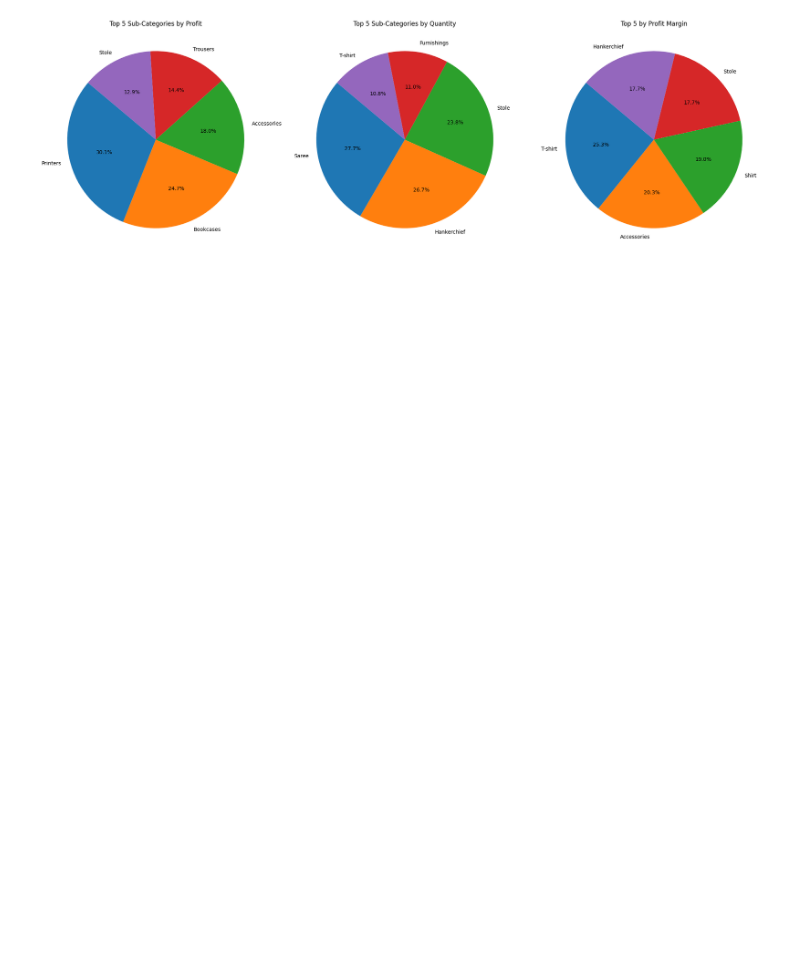
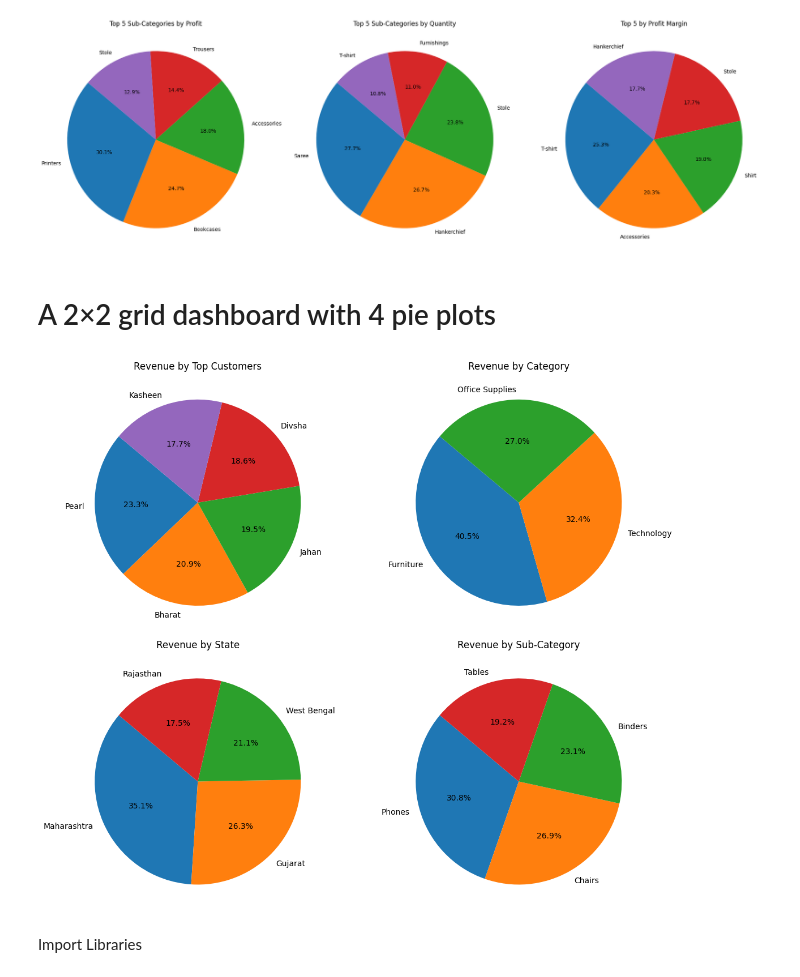
Before and after one commit to Codewith-Disha/Ecommerce-pricing-analytics, a Jupyter notebook: analysis.ipynb, the cells around one changed output. Cells and saved outputs as stored; diff of their text form; code cells hidden in the pictures; blank space fills up the shorter version.

```diff
--- a/analysis.ipynb
+++ b/analysis.ipynb
@@ -465,3 +485,56 @@ plt.tight_layout()
 plt.show()
 # %% [output]
 [figure]
+# %% [markdown]
+# A 2×2 grid dashboard with 4 pie plots
+# %%
+import matplotlib.pyplot as plt
+
+# Example: Assume you already have these DataFrames from SQL queries
+# (Replace them with your actual query results)
+top_customers = pd.DataFrame({
+    'CustomerName': ['Pearl', 'Bharat', 'Jahan', 'Divsha', 'Kasheen'],
+    'Revenue': [5000, 4500, 4200, 4000, 3800]
+})
+
+top_categories = pd.DataFrame({
+    'Category': ['Furniture', 'Technology', 'Office Supplies'],
+    'Revenue': [15000, 12000, 10000]
+})
+
+top_states = pd.DataFrame({
+    'State': ['Maharashtra', 'Gujarat', 'West Bengal', 'Rajasthan'],
+    'Revenue': [20000, 15000, 12000, 10000]
+})
+
+top_subcategories = pd.DataFrame({
+    'Sub-Category': ['Phones', 'Chairs', 'Binders', 'Tables'],
+    'Revenue': [8000, 7000, 6000, 5000]
+})
+
+# ---------- Dashboard with 4 Pie Plots ----------
+fig, axes = plt.subplots(2, 2, figsize=(12, 10))
+
+# Pie 1: Revenue by Customer
+axes[0,0].pie(top_customers['Revenue'], labels=top_customers['CustomerName'], autopct='%1.1f%%', startangle=140)
+axes[0,0].set_title("Revenue by Top Customers")
+
+# Pie 2: Revenue by Category
+axes[0,1].pie(top_categories['Revenue'], labels=top_categories['Category'], autopct='%1.1f%%', startangle=140)
+axes[0,1].set_title("Revenue by Category")
+
+# Pie 3: Revenue by State
+axes[1,0].pie(top_states['Revenue'], labels=top_states['State'], autopct='%1.1f%%', startangle=140)
+axes[1,0].set_title("Revenue by State")
+
+# Pie 4: Revenue by Sub-Category
+axes[1,1].pie(top_subcategories['Revenue'], labels=top_subcategories['Sub-Category'], autopct='%1.1f%%', startangle=140)
+axes[1,1].set_title("Revenue by Sub-Category")
+
+# Adjust layout
+plt.tight_layout()
+plt.show()
+# %% [output]
+[figure, added]
+# %% [markdown]
+Import Libraries
```
Also changed, not shown: parts of 23 cells of this notebook, 3 other files.
